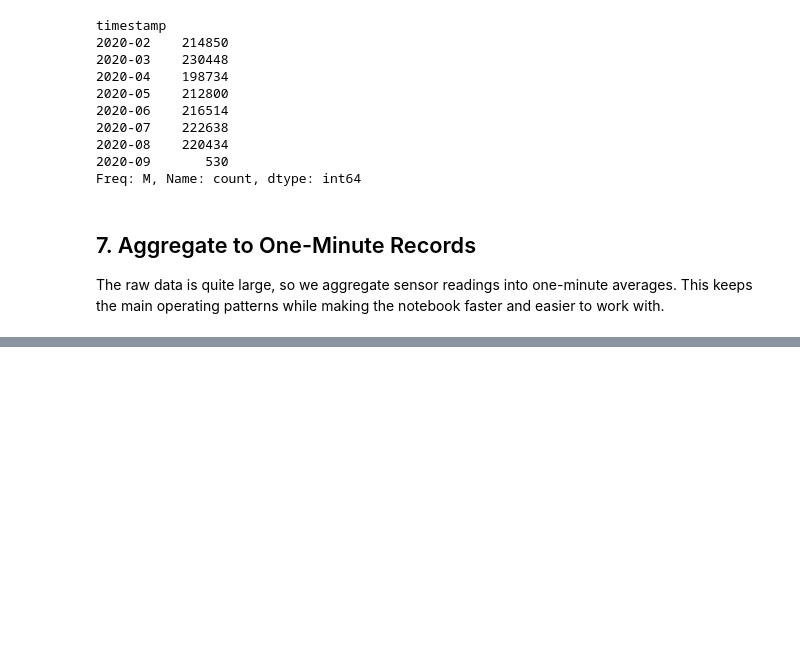
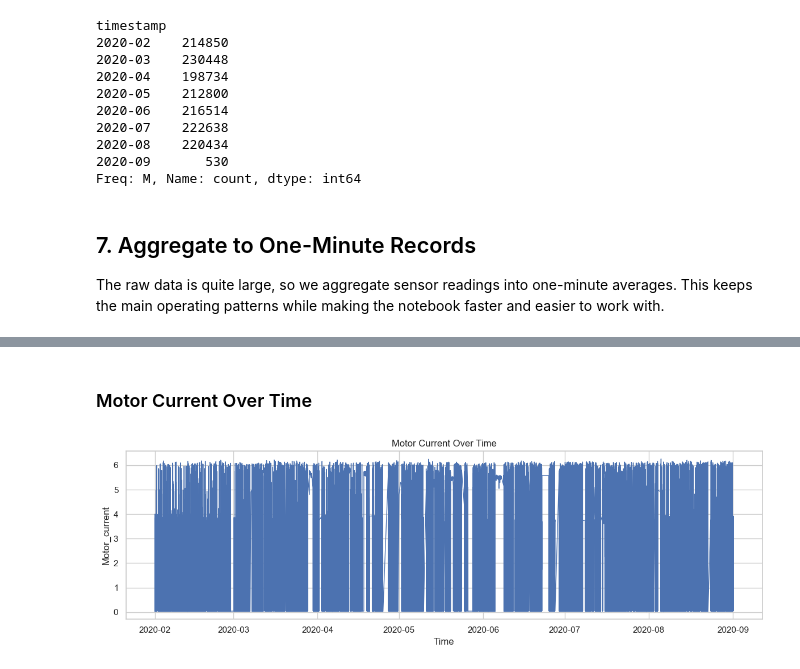
Before and after one commit to kamil-kucharski/railway-telemetry-anomaly-detection, a Jupyter notebook: notebooks/01_metroguard_telemetry_analysis.ipynb, the cells around one changed output, grey strips where cells are left out. Saved outputs shown, nothing was run; the diff lists cells and outputs as text; code cells hidden in the pictures; blank space fills up the shorter version.

```diff
--- a/notebooks/01_metroguard_telemetry_analysis.ipynb
+++ b/notebooks/01_metroguard_telemetry_analysis.ipynb
@@ -267,0 +300,12 @@ minute_data.describe().T
+# %% [markdown]
+### Motor Current Over Time
+# %%
+plot_sensor_over_time(
+    data=eda_plot_data,
+    timestamp_column="timestamp",
+    sensor_column="Motor_current",
+    title="Motor Current Over Time",
+    output_path=FIGURES_DIR / "motor_current_over_time.png",
+)
+# %% [output]
+[figure, added]
```
Also changed, not shown: parts of 11 cells of this notebook, 6 other files.
